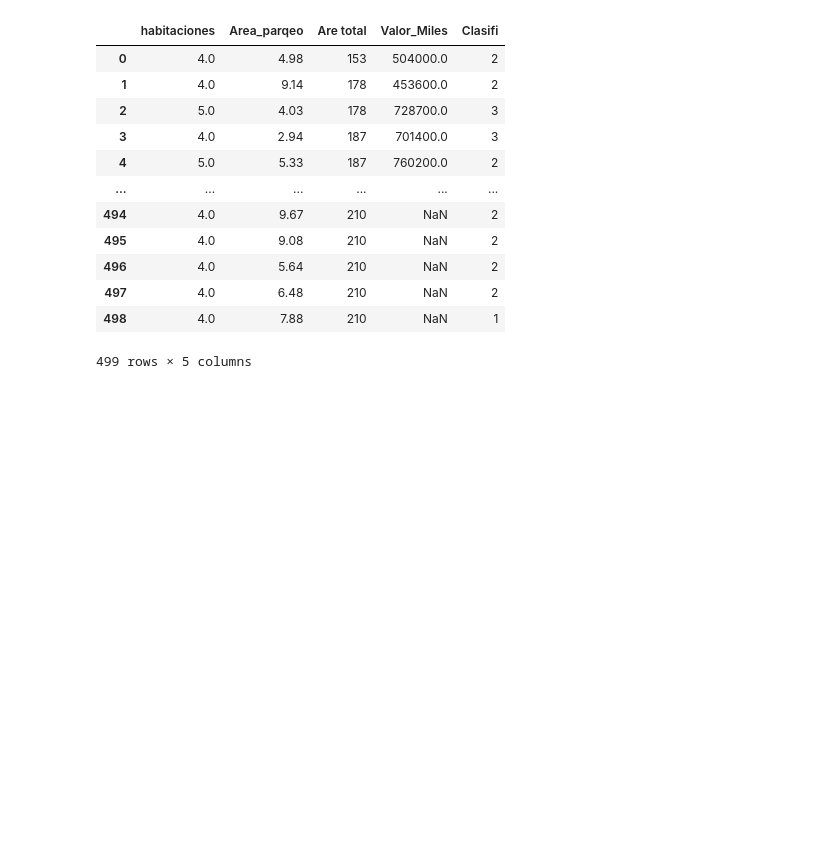
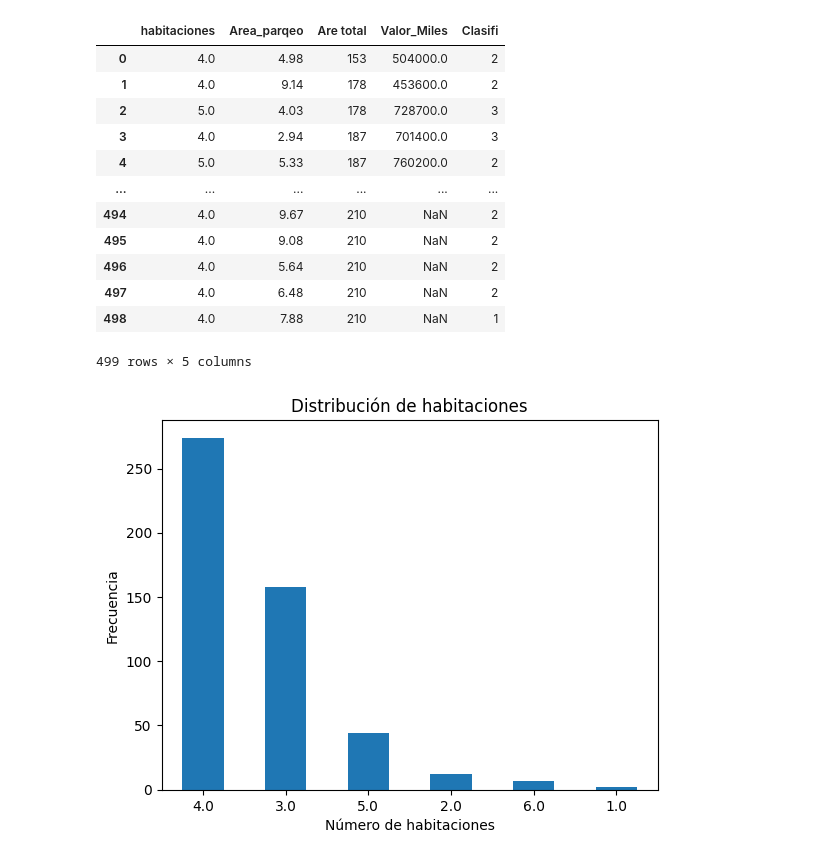
Before and after one commit to mc-juan-vargas-2024/cuadernos-y-proyectos-ia, a Jupyter notebook: Untitled7.ipynb, the cells around one changed output. Drawn from its saved outputs; the diff is of its cells as text; code cells hidden in the pictures; blank space fills up the shorter version.

```diff
--- a/Untitled7.ipynb
+++ b/Untitled7.ipynb
@@ -22,3 +24,13 @@ df
 | 497 | 4.0 | 6.48 | 210 | NaN | 2 |
 | 498 | 4.0 | 7.88 | 210 | NaN | 1 |
 499 rows × 5 columns
+# %%
+# Assuming 'habitaciones' is the column name for the number of rooms
+df['habitaciones'].value_counts().plot(kind='bar')
+plt.xlabel("Número de habitaciones")
+plt.ylabel("Frecuencia")
+plt.title("Distribución de habitaciones")
+plt.xticks(rotation=0)
+plt.show()
+# %% [output]
+[figure, added]
```
Also changed, not shown: parts of 11 cells of this notebook.
